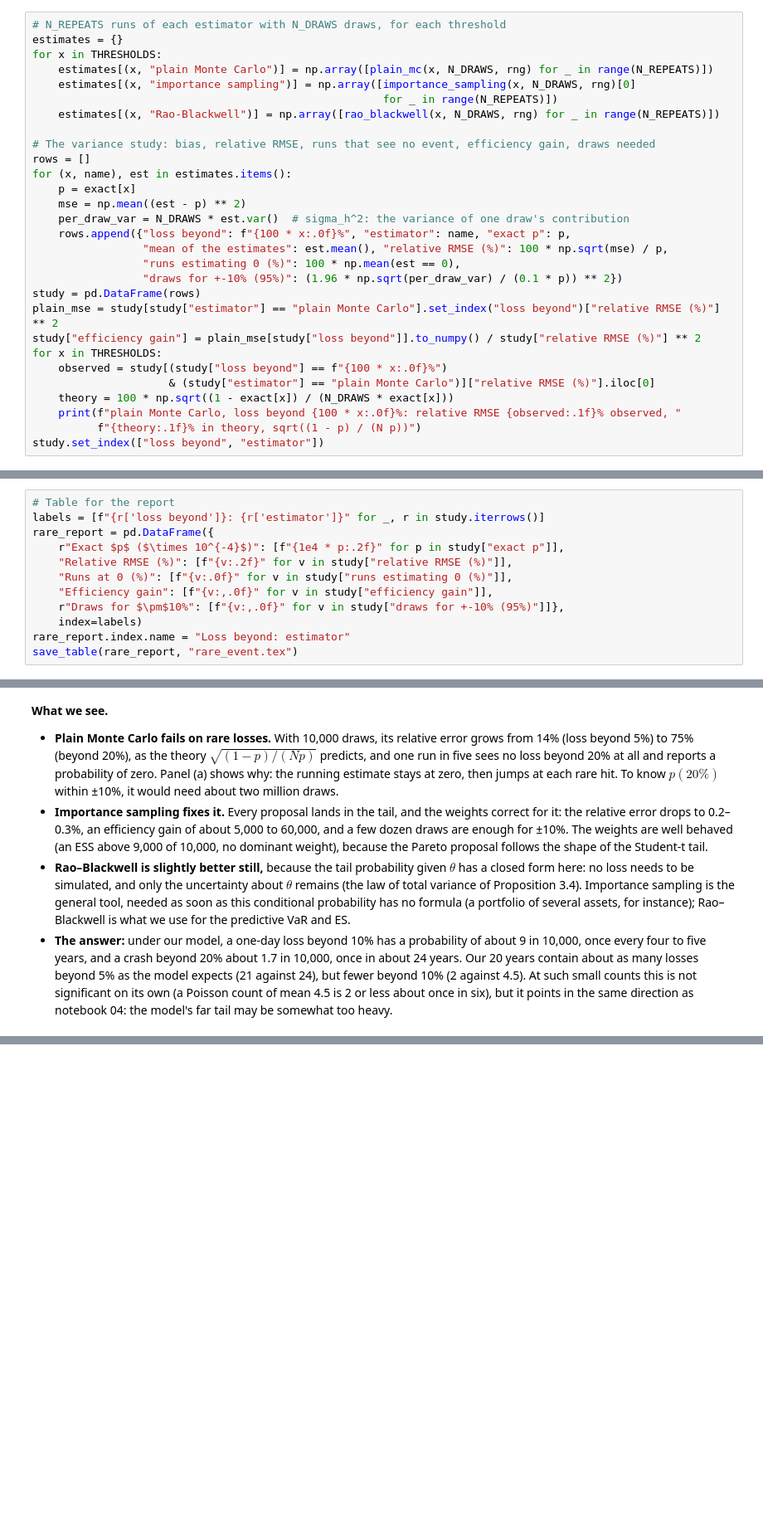
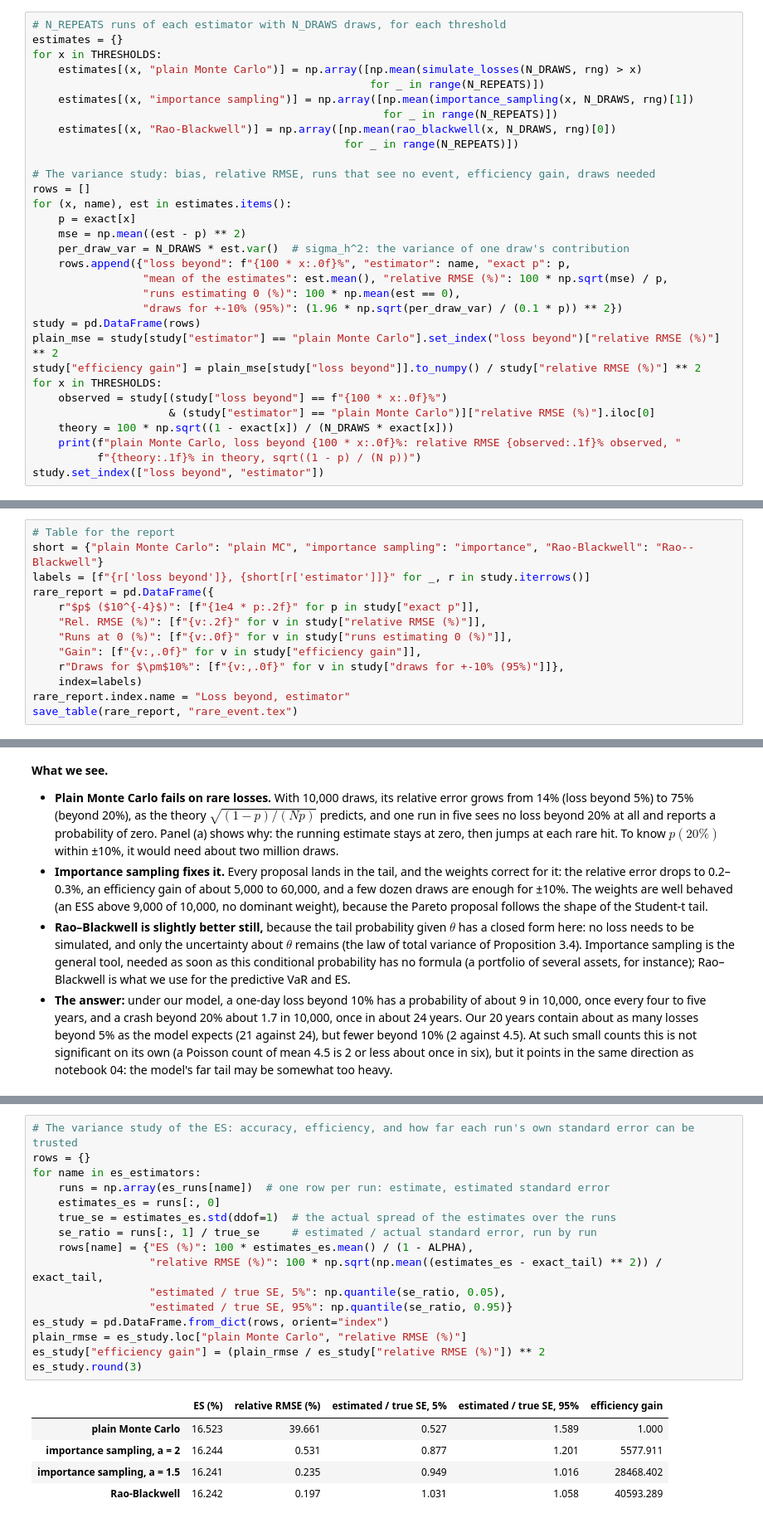
Before and after one commit to yassineerraji/A-Bayesian-Estimation-of-Extreme-Portfolio-Losses, a Jupyter notebook: code/05_risk.ipynb, the cells around one changed output, grey strips where cells are left out. Shown at 83% size. Cells and saved outputs as stored; diff of their text form; blank space fills up the shorter version.

```diff
--- a/code/05_risk.ipynb
+++ b/code/05_risk.ipynb
@@ -300,10 +300,12 @@ P(loss > 20% | y) = 1.664e-04: about one day in 6,009; in our 5,031 days, 0.8 ex
 # N_REPEATS runs of each estimator with N_DRAWS draws, for each threshold
 estimates = {}
 for x in THRESHOLDS:
-    estimates[(x, "plain Monte Carlo")] = np.array([plain_mc(x, N_DRAWS, rng) for _ in range(N_REPEATS)])
-    estimates[(x, "importance sampling")] = np.array([importance_sampling(x, N_DRAWS, rng)[0]
+    estimates[(x, "plain Monte Carlo")] = np.array([np.mean(simulate_losses(N_DRAWS, rng) > x)
+                                                    for _ in range(N_REPEATS)])
+    estimates[(x, "importance sampling")] = np.array([np.mean(importance_sampling(x, N_DRAWS, rng)[1])
                                                       for _ in range(N_REPEATS)])
-    estimates[(x, "Rao-Blackwell")] = np.array([rao_blackwell(x, N_DRAWS, rng) for _ in range(N_REPEATS)])
+    estimates[(x, "Rao-Blackwell")] = np.array([np.mean(rao_blackwell(x, N_DRAWS, rng)[0])
+                                                for _ in range(N_REPEATS)])
 
 # The variance study: bias, relative RMSE, runs that see no event, efficiency gain, draws needed
 rows = []
@@ -355,15 +357,16 @@ loss beyond 10%: ESS = 9,394 of 10,000, largest normalized weight = 0.00019 (equ
 loss beyond 20%: ESS = 9,095 of 10,000, largest normalized weight = 0.00024 (equal weights: 0.00010)
 # %%
 # Table for the report
-labels = [f"{r['loss beyond']}: {r['estimator']}" for _, r in study.iterrows()]
+short = {"plain Monte Carlo": "plain MC", "importance sampling": "importance", "Rao-Blackwell": "Rao--Blackwell"}
+labels = [f"{r['loss beyond']}, {short[r['estimator']]}" for _, r in study.iterrows()]
 rare_report = pd.DataFrame({
-    r"Exact $p$ ($\times 10^{-4}$)": [f"{1e4 * p:.2f}" for p in study["exact p"]],
-    "Relative RMSE (%)": [f"{v:.2f}" for v in study["relative RMSE (%)"]],
+    r"$p$ ($10^{-4}$)": [f"{1e4 * p:.2f}" for p in study["exact p"]],
+    "Rel. RMSE (%)": [f"{v:.2f}" for v in study["relative RMSE (%)"]],
     "Runs at 0 (%)": [f"{v:.0f}" for v in study["runs estimating 0 (%)"]],
-    "Efficiency gain": [f"{v:,.0f}" for v in study["efficiency gain"]],
+    "Gain": [f"{v:,.0f}" for v in study["efficiency gain"]],
     r"Draws for $\pm$10%": [f"{v:,.0f}" for v in study["draws for +-10% (95%)"]]},
     index=labels)
-rare_report.index.name = "Loss beyond: estimator"
+rare_report.index.name = "Loss beyond, estimator"
 save_table(rare_report, "rare_event.tex")
 # %%
 # Figure: (a) running estimates of p(10%) for one run of each estimator, (b) relative RMSE by threshold
@@ -439,0 +445,22 @@ Loss beyond 20%: p = 1.66e-04; relative RMSE plain 75.5%, importance sampling 0.
+# %%
+# The variance study of the ES: accuracy, efficiency, and how far each run's own standard error can be trusted
+rows = {}
+for name in es_estimators:
+    runs = np.array(es_runs[name])  # one row per run: estimate, estimated standard error
+    estimates_es = runs[:, 0]
+    true_se = estimates_es.std(ddof=1)  # the actual spread of the estimates over the runs
+    se_ratio = runs[:, 1] / true_se     # estimated / actual standard error, run by run
+    rows[name] = {"ES (%)": 100 * estimates_es.mean() / (1 - ALPHA),
+                  "relative RMSE (%)": 100 * np.sqrt(np.mean((estimates_es - exact_tail) ** 2)) / exact_tail,
+                  "estimated / true SE, 5%": np.quantile(se_ratio, 0.05),
+                  "estimated / true SE, 95%": np.quantile(se_ratio, 0.95)}
+es_study = pd.DataFrame.from_dict(rows, orient="index")
+plain_rmse = es_study.loc["plain Monte Carlo", "relative RMSE (%)"]
+es_study["efficiency gain"] = (plain_rmse / es_study["relative RMSE (%)"]) ** 2
+es_study.round(3)
+# %% [output]
+|  | ES (%) | relative RMSE (%) | estimated / true SE, 5% | estimated / true SE, 95% | efficiency gain |
+| plain Monte Carlo | 16.523 | 39.661 | 0.527 | 1.589 | 1.000 |
+| importance sampling, a = 2 | 16.244 | 0.531 | 0.877 | 1.201 | 5577.911 |
+| importance sampling, a = 1.5 | 16.241 | 0.235 | 0.949 | 1.016 | 28468.402 |
+| Rao-Blackwell | 16.242 | 0.197 | 1.031 | 1.058 | 40593.289 |
```
Also changed, not shown: parts of 11 cells of this notebook, 17 other files.
